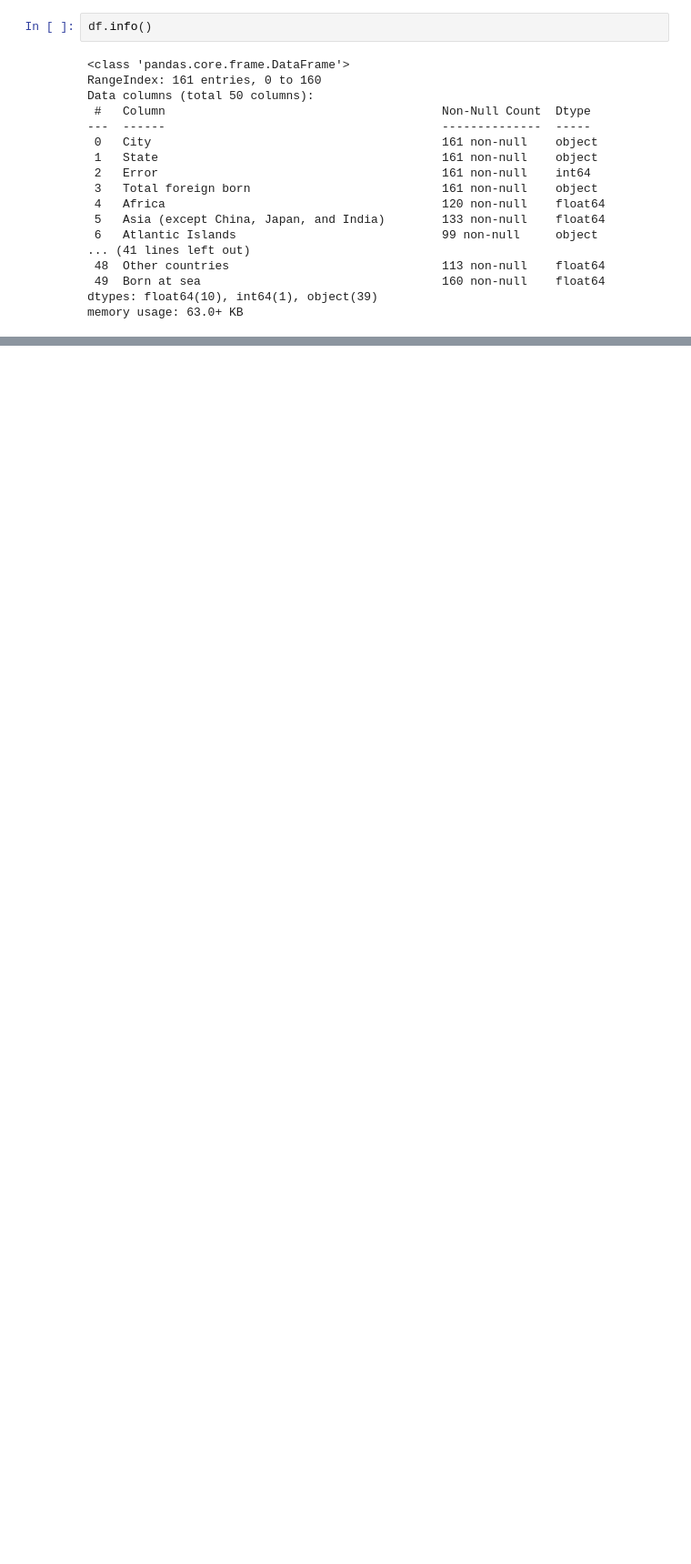
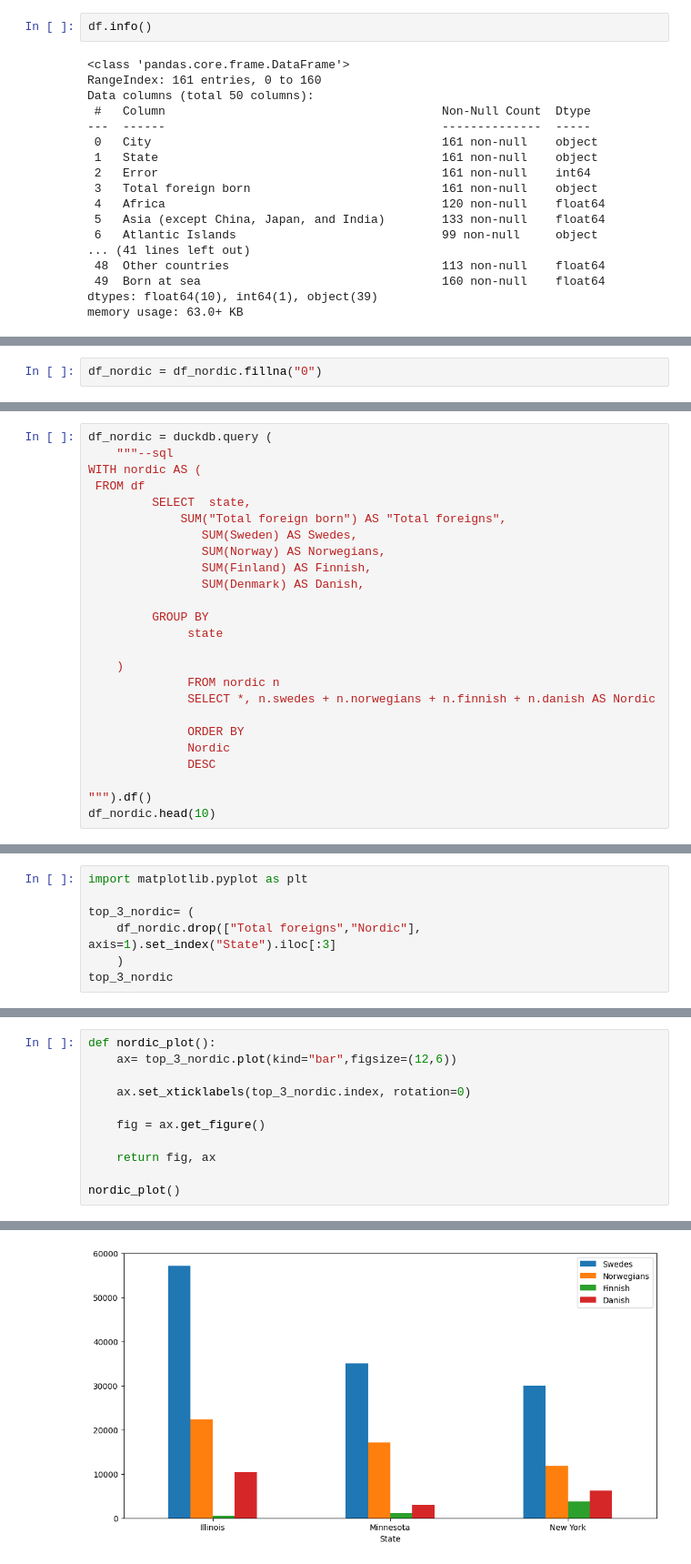
Before and after one commit to mohammadnurulhassan/data_visualization_mohammad_hassan_de24, a Jupyter notebook: code_alongs/03_matplotlib_annotations/matplotlib_annotations.ipynb, the cells around one changed output, grey strips where cells are left out. Shown: that part at 91% size. Cells and saved outputs as stored; diff of their text form; blank space fills up the shorter version.

Commit message:
matplotlib_annotatation

```diff
--- a/code_alongs/03_matplotlib_annotations/matplotlib_annotations.ipynb
+++ b/code_alongs/03_matplotlib_annotations/matplotlib_annotations.ipynb
@@ -37,0 +75,2 @@ memory usage: 63.0+ KB
+# %%
+df_nordic = df_nordic.fillna("0")
@@ -37,0 +104,25 @@ memory usage: 63.0+ KB
+# %%
+df_nordic = duckdb.query (
+    """--sql
+WITH nordic AS (
+ FROM df
+         SELECT  state,
+             SUM("Total foreign born") AS "Total foreigns",
+                SUM(Sweden) AS Swedes,
+                SUM(Norway) AS Norwegians,
+                SUM(Finland) AS Finnish,
+                SUM(Denmark) AS Danish,
+
+         GROUP BY
+              state
+
+    )
+              FROM nordic n
+              SELECT *, n.swedes + n.norwegians + n.finnish + n.danish AS Nordic
+
+              ORDER BY
+              Nordic
+              DESC
+
+""").df()
+df_nordic.head(10)
@@ -37,0 +174,7 @@ memory usage: 63.0+ KB
+# %%
+import matplotlib.pyplot as plt
+
+top_3_nordic= (
+    df_nordic.drop(["Total foreigns","Nordic"], axis=1).set_index("State").iloc[:3]
+    )
+top_3_nordic
@@ -37,0 +187,12 @@ memory usage: 63.0+ KB
+# %%
+def nordic_plot():
+    ax= top_3_nordic.plot(kind="bar",figsize=(12,6))
+
+    ax.set_xticklabels(top_3_nordic.index, rotation=0)
+
+    fig = ax.get_figure()
+
+    return fig, ax
+
+nordic_plot()
+# %% [output]
@@ -37,0 +200 @@ memory usage: 63.0+ KB
+[figure, added]
```
Also changed, not shown: parts of 18 cells of this notebook.
